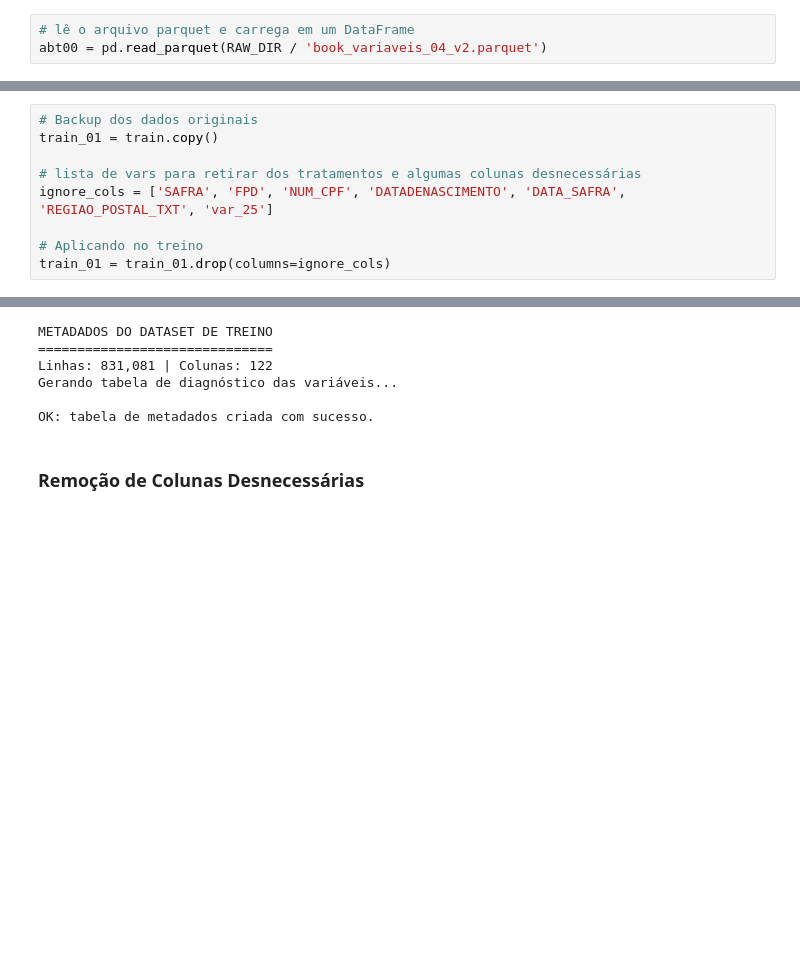
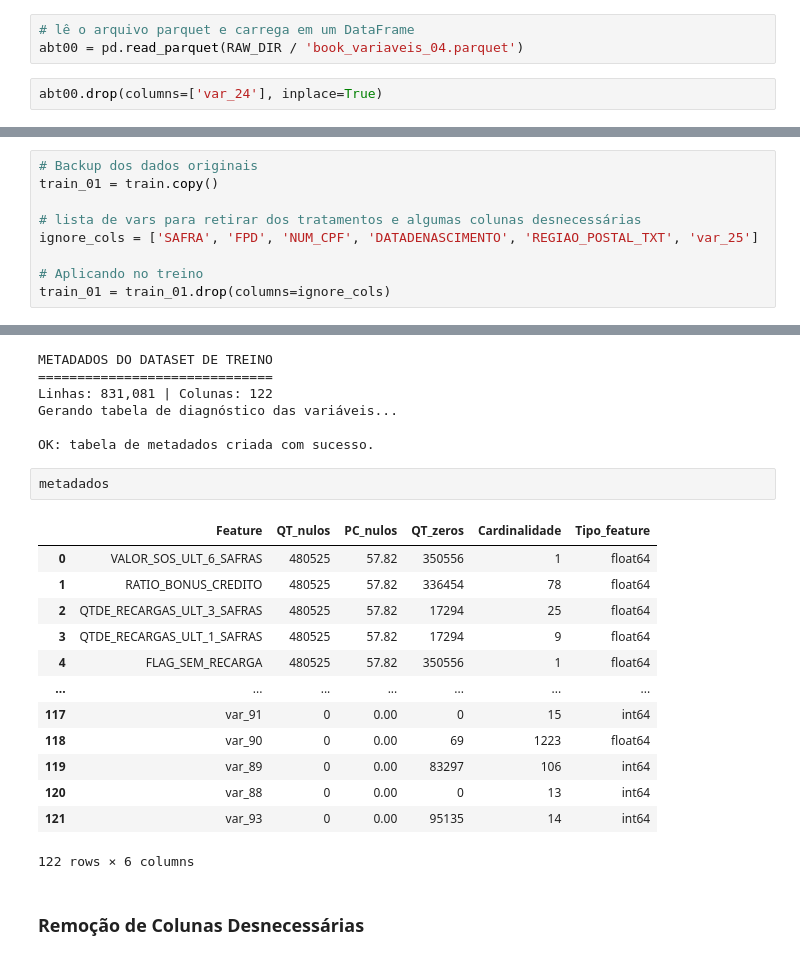
Before and after one commit to med0709/hackathon_pod_2025, a Jupyter notebook: ciencia/03_note/02_tratamento_dados.ipynb, the cells around one changed output, grey strips where cells are left out. Cells and saved outputs as stored; diff of their text form; blank space fills up the shorter version.

Commit message:
criado novo treinamento com book contendo credito

```diff
--- a/ciencia/03_note/02_tratamento_dados.ipynb
+++ b/ciencia/03_note/02_tratamento_dados.ipynb
@@ -53,7 +51,9 @@ PERCENTUAL_MAX_FALTANTES = 70
 ### Carregamento dos dados
 # %%
 # lê o arquivo parquet e carrega em um DataFrame
-abt00 = pd.read_parquet(RAW_DIR / 'book_variaveis_04_v2.parquet')
+abt00 = pd.read_parquet(RAW_DIR / 'book_variaveis_04.parquet')
+# %%
+abt00.drop(columns=['var_24'], inplace=True)
 # %% [markdown]
 ## Tratamento inicial
 # %% [markdown]
@@ -135,7 +135,7 @@ Registros: 389,550
 train_01 = train.copy()
 
 # lista de vars para retirar dos tratamentos e algumas colunas desnecessárias
-ignore_cols = ['SAFRA', 'FPD', 'NUM_CPF', 'DATADENASCIMENTO', 'DATA_SAFRA', 'REGIAO_POSTAL_TXT', 'var_25']
+ignore_cols = ['SAFRA', 'FPD', 'NUM_CPF', 'DATADENASCIMENTO', 'REGIAO_POSTAL_TXT', 'var_25']
 
 # Aplicando no treino
 train_01 = train_01.drop(columns=ignore_cols)
@@ -162,6 +162,22 @@ Linhas: 831,081 | Colunas: 122
 Gerando tabela de diagnóstico das variáveis...
 
 OK: tabela de metadados criada com sucesso.
+# %%
+metadados
+# %% [output]
+|  | Feature | QT_nulos | PC_nulos | QT_zeros | Cardinalidade | Tipo_feature |
+| 0 | VALOR_SOS_ULT_6_SAFRAS | 480525 | 57.82 | 350556 | 1 | float64 |
+| 1 | RATIO_BONUS_CREDITO | 480525 | 57.82 | 336454 | 78 | float64 |
+| 2 | QTDE_RECARGAS_ULT_3_SAFRAS | 480525 | 57.82 | 17294 | 25 | float64 |
+| 3 | QTDE_RECARGAS_ULT_1_SAFRAS | 480525 | 57.82 | 17294 | 9 | float64 |
+| 4 | FLAG_SEM_RECARGA | 480525 | 57.82 | 350556 | 1 | float64 |
+| ... | ... | ... | ... | ... | ... | ... |
+| 117 | var_91 | 0 | 0.00 | 0 | 15 | int64 |
+| 118 | var_90 | 0 | 0.00 | 69 | 1223 | float64 |
+| 119 | var_89 | 0 | 0.00 | 83297 | 106 | int64 |
+| 120 | var_88 | 0 | 0.00 | 0 | 13 | int64 |
+| 121 | var_93 | 0 | 0.00 | 95135 | 14 | int64 |
+122 rows × 6 columns
 # %% [markdown]
 ### Remoção de Colunas Desnecessárias
 # %%
```
Also changed, not shown: parts of 12 cells of this notebook, 2 other files.
